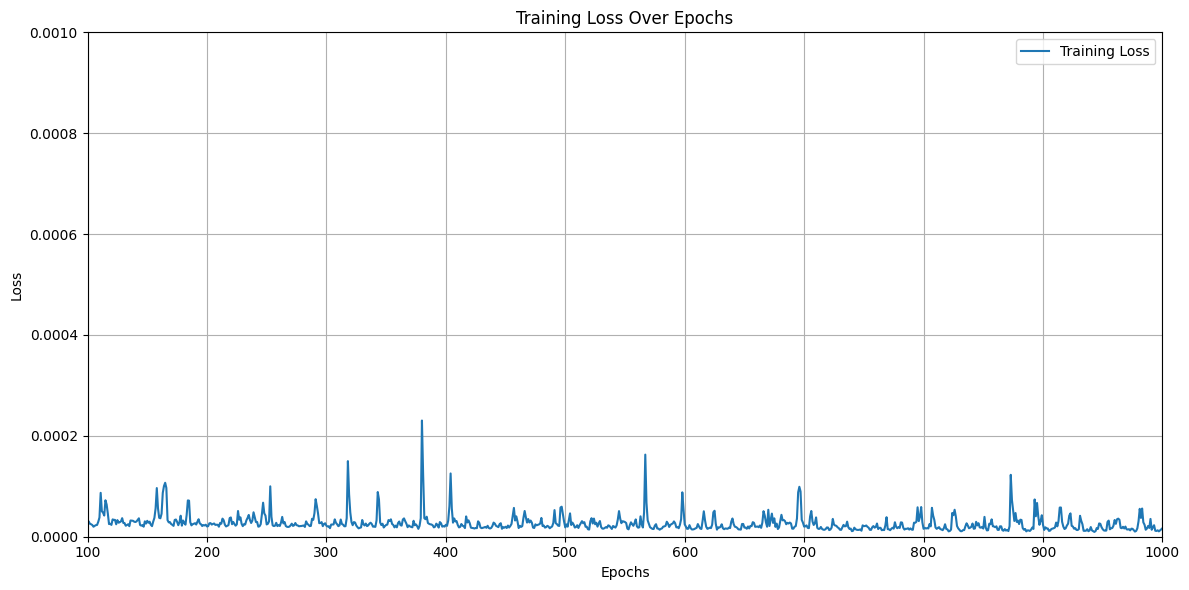
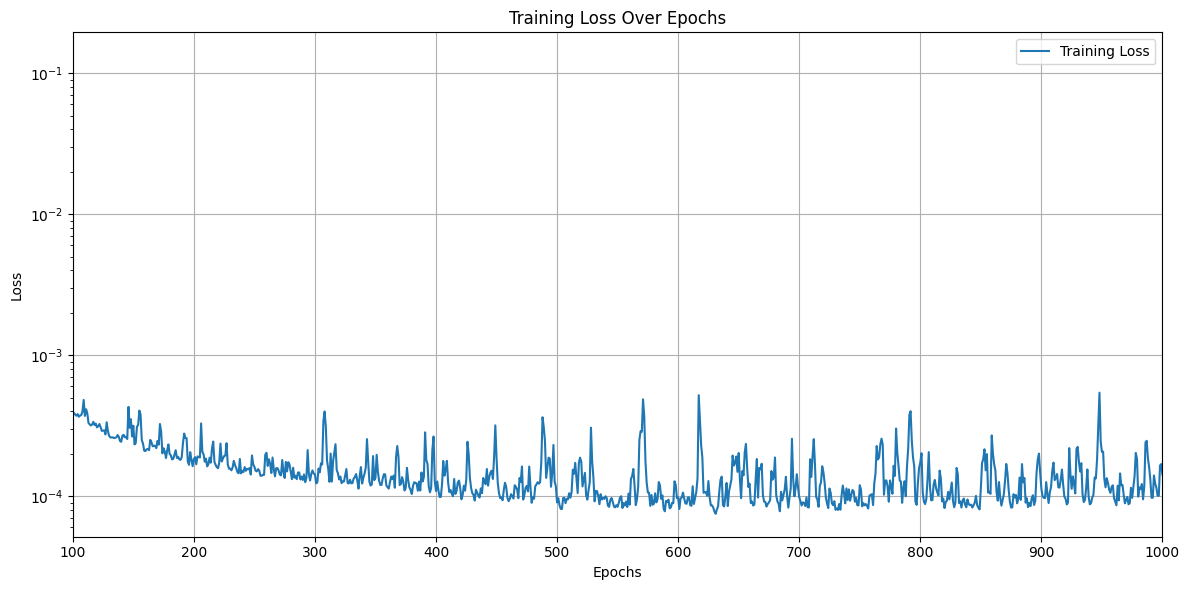
Code edit (unified diff) that turned the first committed figure into the second:
--- before
+++ after
@@ -13,5 +13,8 @@
 plt.xticks(range(100, 1001, 100))
 plt.xlim(100, 1000)
-plt.ylim(0, 0.001)
+# plt.ylim(0, 0.001)
+plt.yscale('log')
+print(f"Minimum loss: {min(train_losses):.6f}")
+
 
 plt.tight_layout()

Commit: TFR Testing